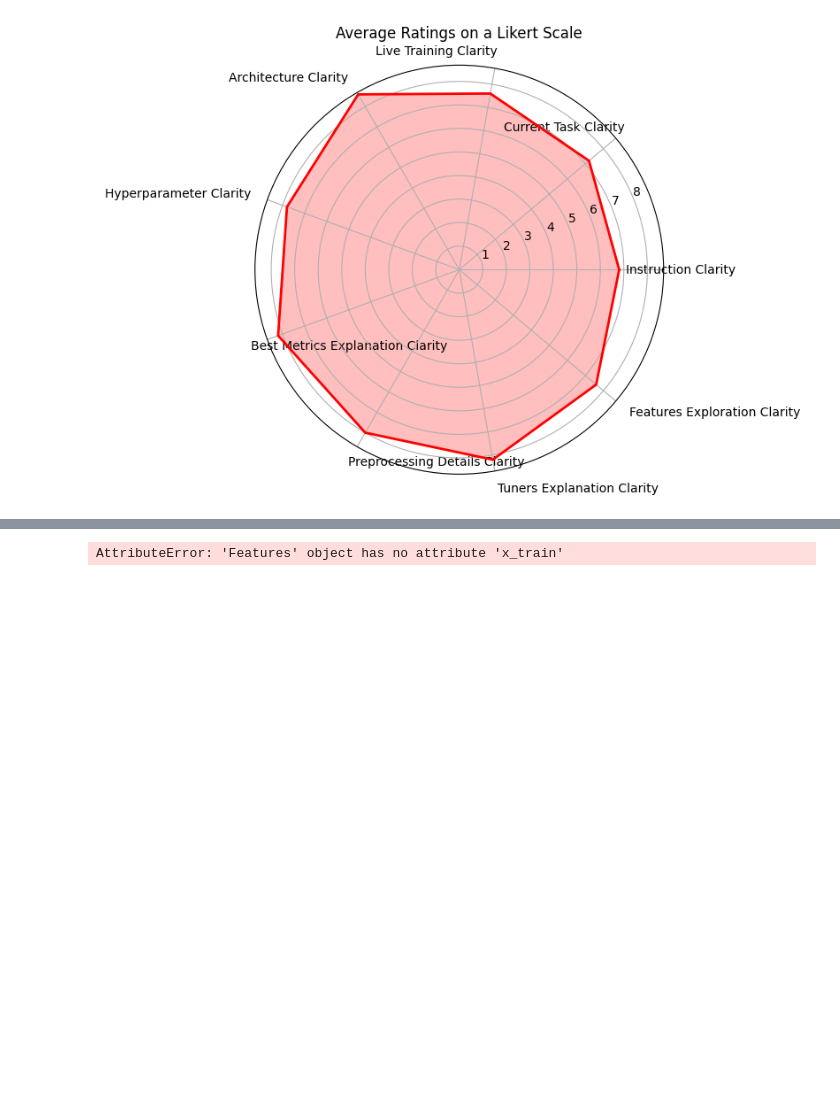
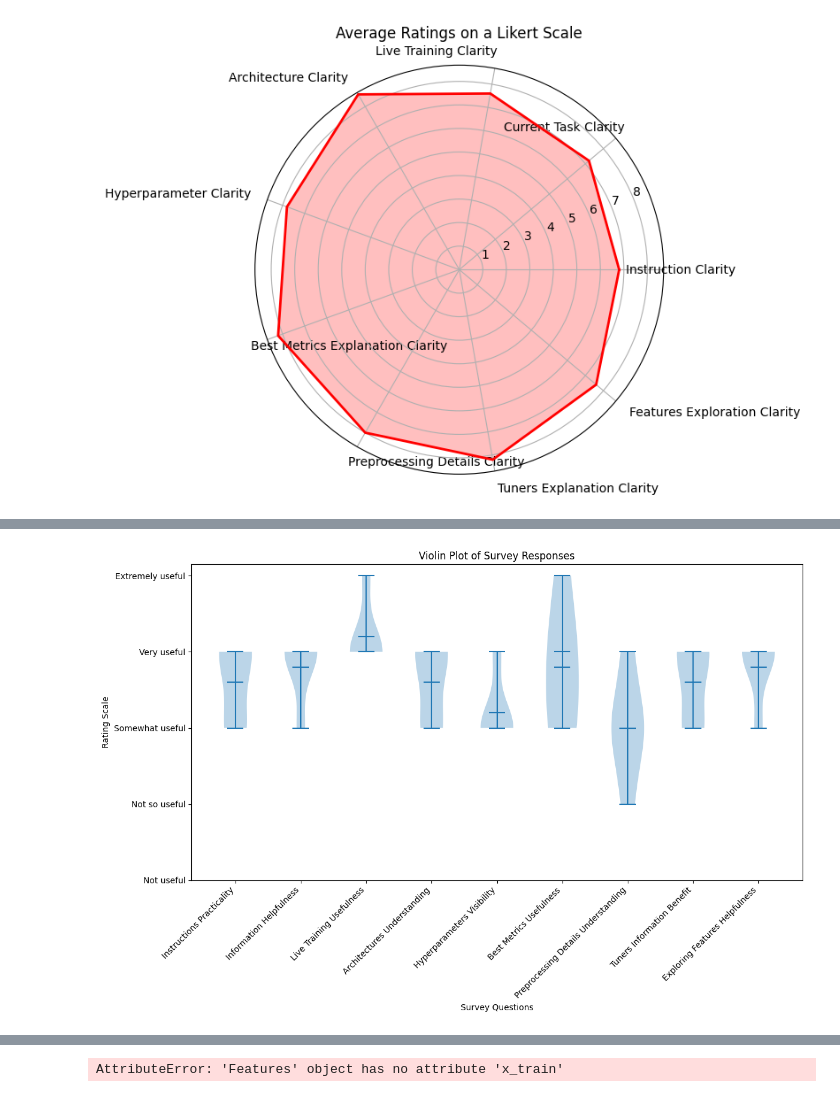
Before and after one commit to deep-son/AutoX, a Jupyter notebook: Tests.ipynb, the cells around one changed output, grey strips where cells are left out. Saved outputs shown, nothing was run; the diff lists cells and outputs as text; code cells hidden in the pictures; blank space fills up the shorter version.

```diff
--- a/Tests.ipynb
+++ b/Tests.ipynb
@@ -258,0 +307,52 @@ plt.show()
+# %%
+import pandas as pd
+import matplotlib.pyplot as plt
+import numpy as np
+
+# Since the data is in an image, we need to input it manually
+data = {
+    "Instructions Practicality": ['Very helpful', 'Somewhat helpful', 'Somewhat helpful', 'Very helpful', 'Very helpful'],
+    "Information Helpfulness": ['Very helpful', 'Very helpful', 'Somewhat helpful', 'Very helpful', 'Very helpful'],
+    "Live Training Usefulness": ['Very useful', 'Very useful', 'Very useful', 'Extremely useful', 'Very useful'],
+    "Architectures Understanding": ['Very beneficial', 'Somewhat beneficial', 'Somewhat beneficial', 'Very beneficial', 'Very beneficial'],
+    "Hyperparameters Visibility": ['Somewhat useful', 'Somewhat useful', 'Somewhat useful', 'Very useful', 'Somewhat useful'],
+    "Best Metrics Usefulness": ['Extremely useful', 'Very useful', 'Somewhat useful', 'Very useful', 'Somewhat useful'],
+    "Preprocessing Details Understanding": ['Somewhat useful', 'Not so useful', 'Somewhat useful', 'Very useful', 'Somewhat useful'],
+    "Tuners Information Benefit": ['Very beneficial', 'Very beneficial', 'Somewhat beneficial', 'Very beneficial', 'Somewhat beneficial'],
+    "Exploring Features Helpfulness": ['Somewhat helpful', 'Very helpful', 'Very helpful', 'Very helpful', 'Very helpful']
+}
+
+# Convert qualitative responses to quantitative scores for plotting
+response_mapping = {
+    'Not useful': 1,
+    'Not so useful': 2,
+    'Somewhat useful': 3,
+    'Somewhat helpful': 3,
+    'Somewhat beneficial': 3,
+    'Very useful': 4,
+    'Very helpful': 4,
+    'Very beneficial': 4,
+    'Extremely useful': 5
+}
+
+# Applying the mapping to convert the data to numeric
+numeric_data = [[response_mapping[item] for item in row] for row in zip(*data.values())]
+df_numeric = pd.DataFrame(numeric_data, columns=data.keys())
+
+# Plotting the violin plot
+plt.figure(figsize=(12, 8))
+positions = np.arange(1, len(df_numeric.columns) + 1)
+plt.violinplot(df_numeric, positions=positions, showmeans=True, showextrema=True, showmedians=True)
+
+# Formatting the plot
+plt.title('Violin Plot of Survey Responses')
+plt.ylabel('Rating Scale')
+plt.xlabel('Survey Questions')
+plt.xticks(positions, df_numeric.columns, rotation=45, ha='right')
+plt.yticks(np.arange(1, 6), ['Not useful', 'Not so useful', 'Somewhat useful', 'Very useful', 'Extremely useful'])
+plt.tight_layout()  # Adjust layout to fit labels
+
+# Display the plot
+plt.show()
+# %% [output]
+[figure, added]
```
Also changed, not shown: parts of 6 cells of this notebook, 4 other files.
